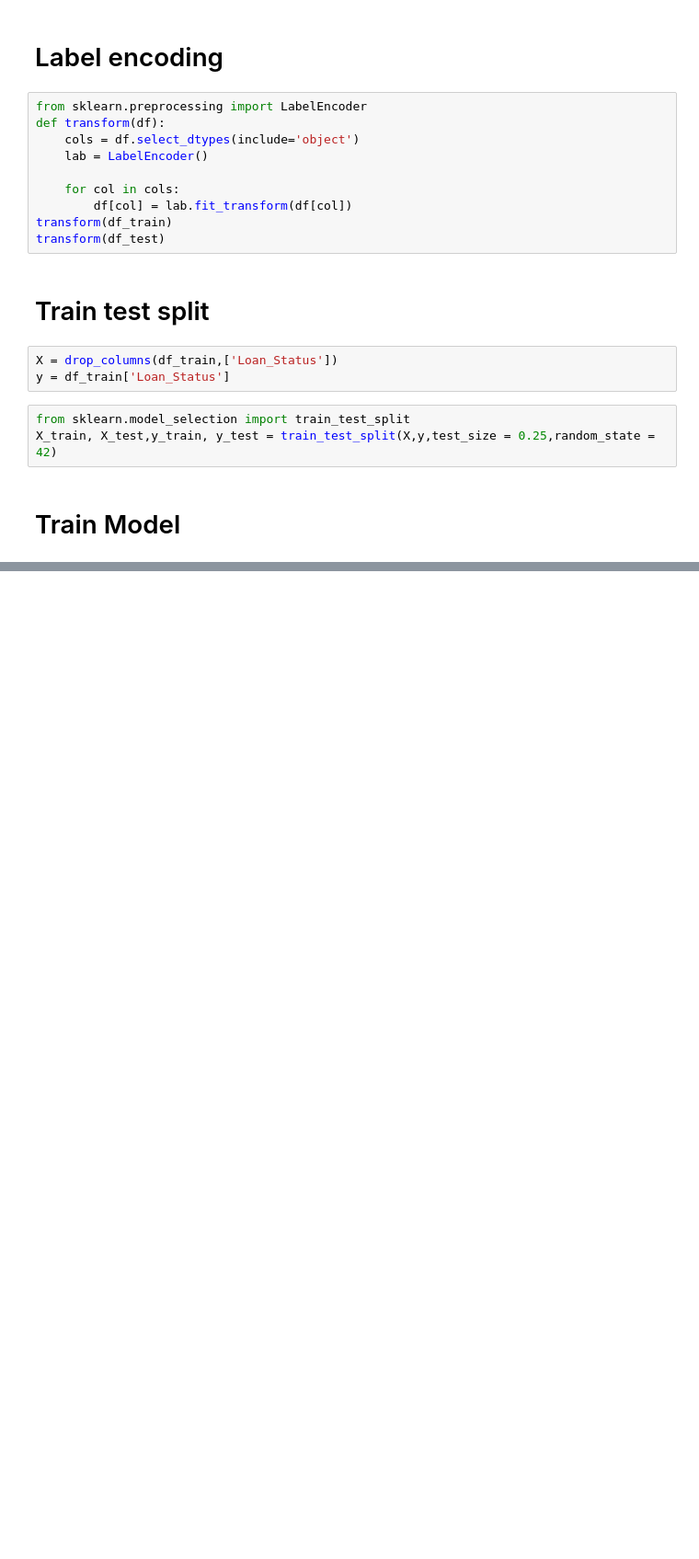
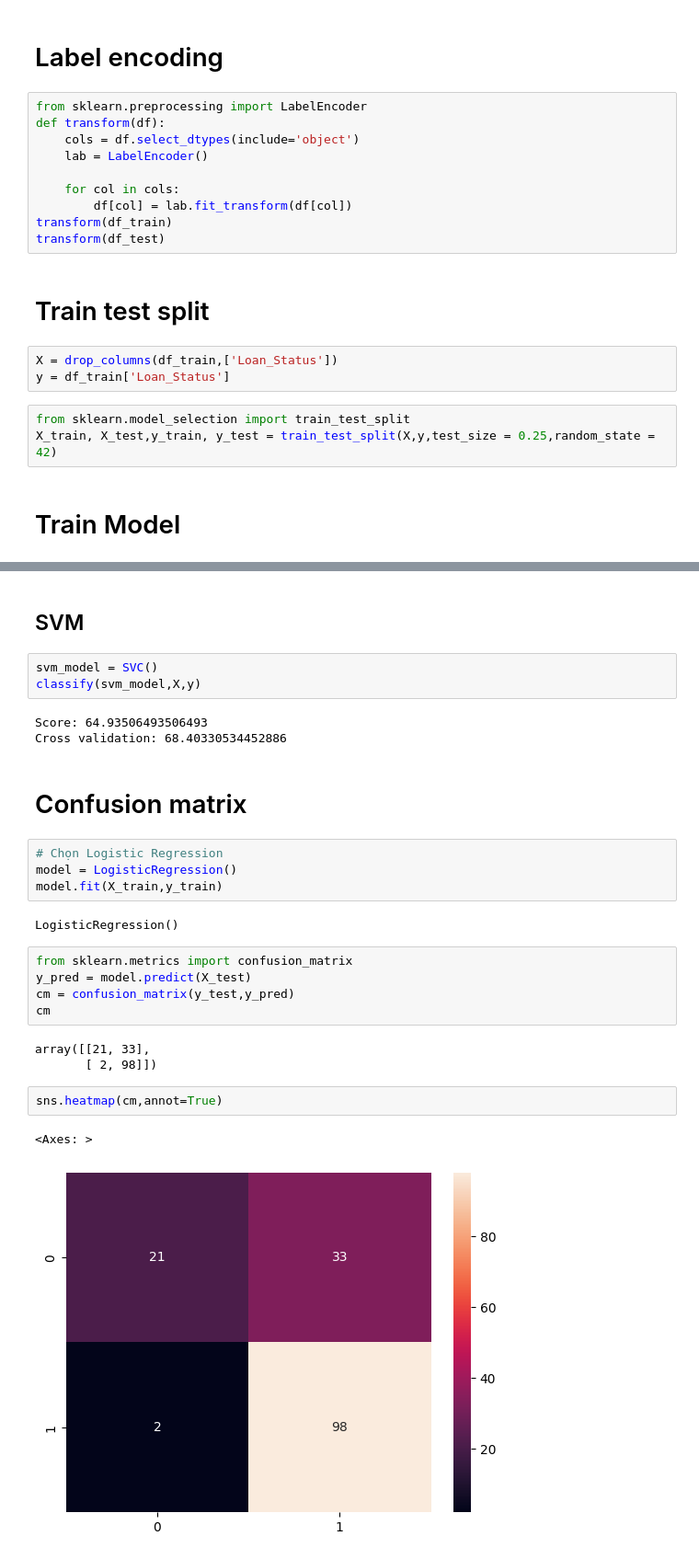
Before and after one commit to ThienNguyen3001/Mini-project-ML, a Jupyter notebook: Loan prediction/Loan.ipynb, the cells around one changed output, grey strips where cells are left out. Shown at 92% size. Saved outputs shown, nothing was run; the diff lists cells and outputs as text; blank space fills up the shorter version.

```diff
--- a/Loan prediction/Loan.ipynb
+++ b/Loan prediction/Loan.ipynb
@@ -330,0 +359,29 @@ Cross validation: 80.29321604691455
+# %% [markdown]
+## SVM
+# %%
+svm_model = SVC()
+classify(svm_model,X,y)
+# %% [output]
+Score: 64.93506493506493
+Cross validation: 68.40330534452886
+# %% [markdown]
+# Confusion matrix
+# %%
+# Chọn Logistic Regression
+model = LogisticRegression()
+model.fit(X_train,y_train)
+# %% [output]
+LogisticRegression()
+# %%
+from sklearn.metrics import confusion_matrix
+y_pred = model.predict(X_test)
+cm = confusion_matrix(y_test,y_pred)
+cm
+# %% [output]
+array([[21, 33],
+       [ 2, 98]])
+# %%
+sns.heatmap(cm,annot=True)
+# %% [output]
+<Axes: >
+[figure, added]
```
Also changed, not shown: parts of 12 cells of this notebook.
